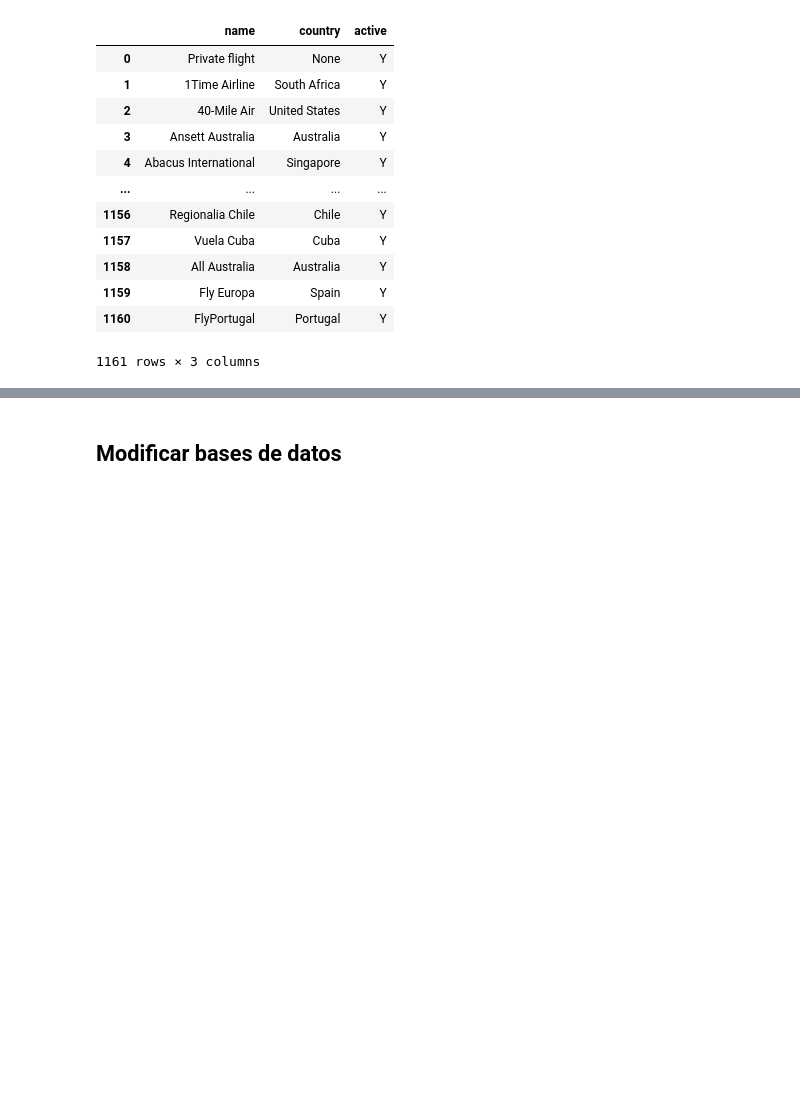
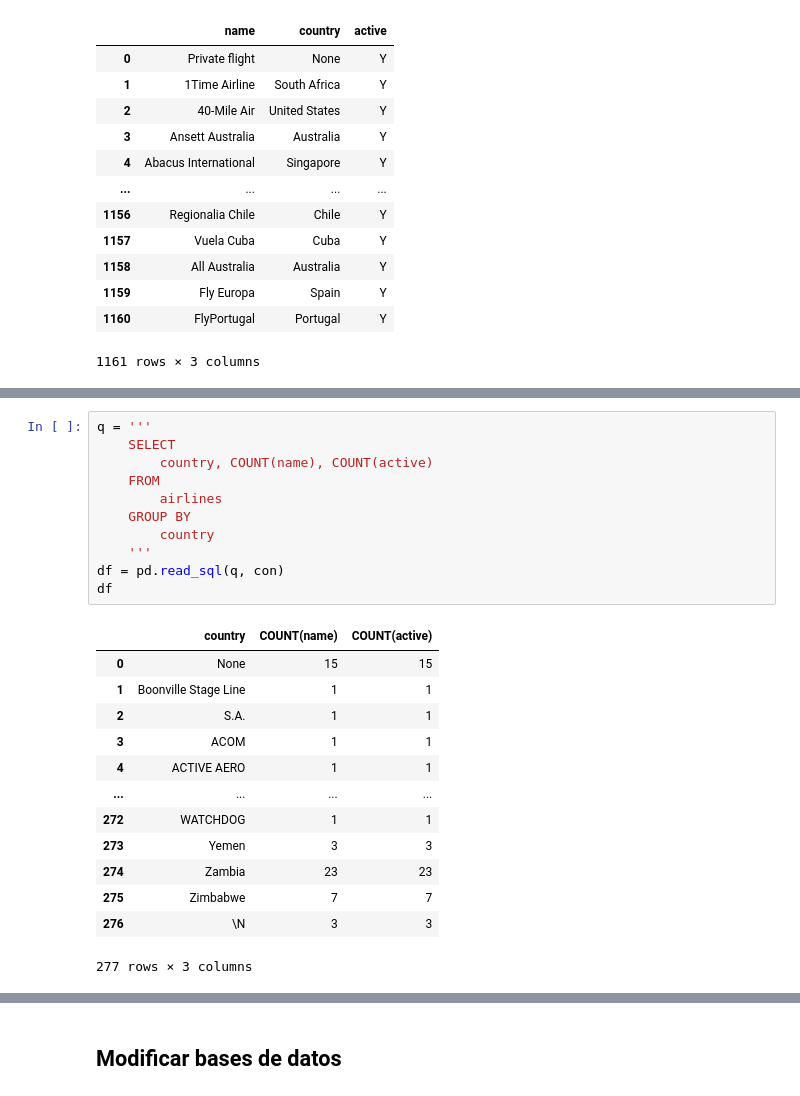
Before and after one commit to m-durand/propedeutico_python, a Jupyter notebook: notebooks/7_SQL_basico.ipynb, the cells around one changed output, grey strips where cells are left out. Drawn from its saved outputs; the diff is of its cells as text; blank space fills up the shorter version.

```diff
--- a/notebooks/7_SQL_basico.ipynb
+++ b/notebooks/7_SQL_basico.ipynb
@@ -217,0 +298,25 @@ Enseguida enlistamos algunos de los comandos/palabras clave más útiles de SQL:
+# %%
+q = '''
+    SELECT
+        country, COUNT(name), COUNT(active)
+    FROM
+        airlines
+    GROUP BY
+        country
+    '''
+df = pd.read_sql(q, con)
+df
+# %% [output]
+|  | country | COUNT(name) | COUNT(active) |
+| 0 | None | 15 | 15 |
+| 1 | Boonville Stage Line | 1 | 1 |
+| 2 | S.A. | 1 | 1 |
+| 3 | ACOM | 1 | 1 |
+| 4 | ACTIVE AERO | 1 | 1 |
+| ... | ... | ... | ... |
+| 272 | WATCHDOG | 1 | 1 |
+| 273 | Yemen | 3 | 3 |
+| 274 | Zambia | 23 | 23 |
+| 275 | Zimbabwe | 7 | 7 |
+| 276 | \N | 3 | 3 |
+277 rows × 3 columns
```
Also changed, not shown: parts of 11 cells of this notebook.
